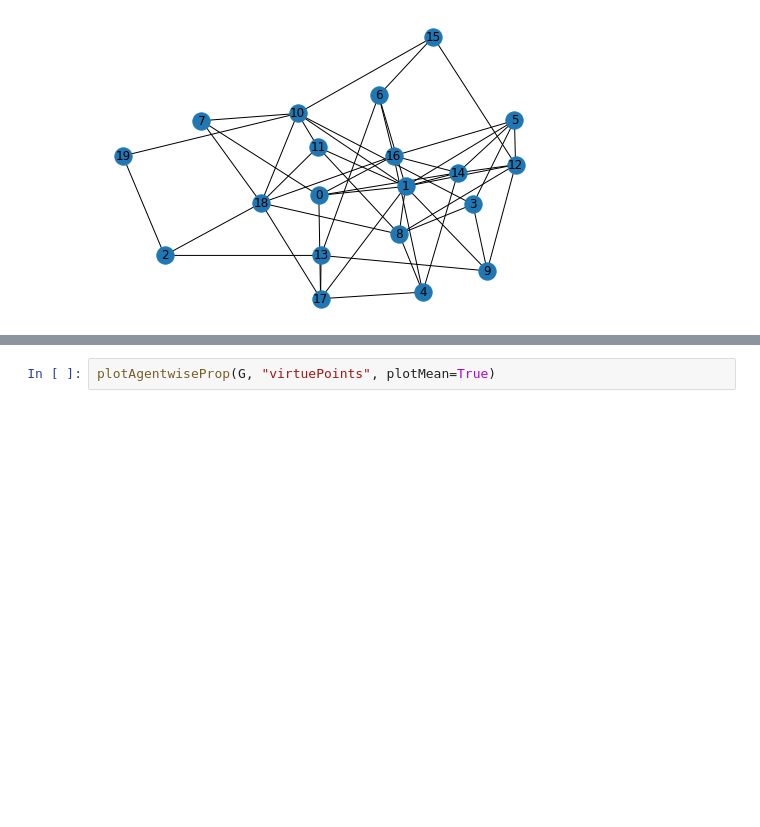
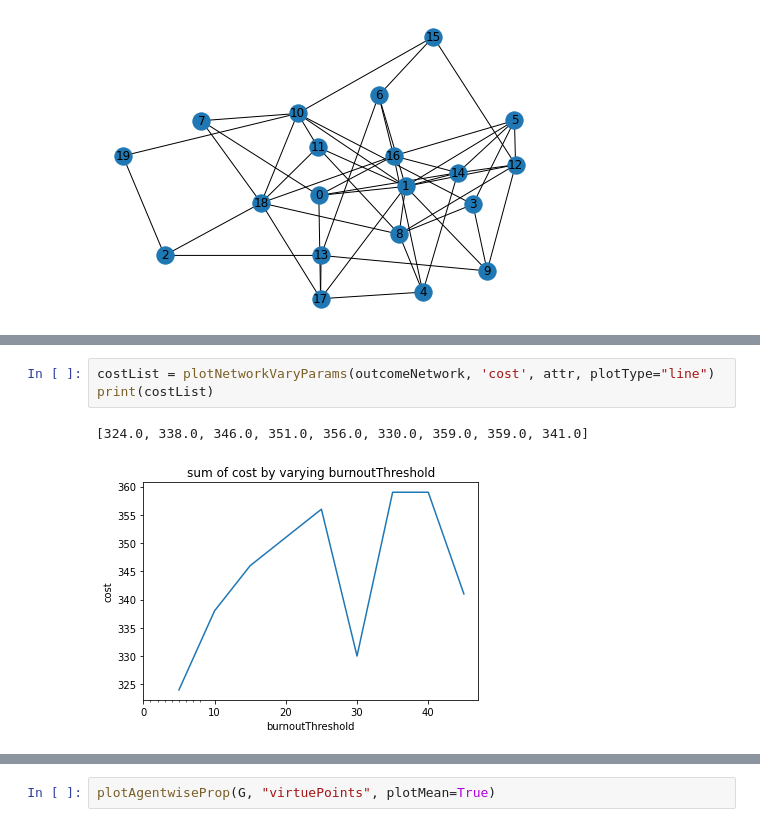
Before and after one commit to WSL-IIITB/SPECTRA, a Jupyter notebook: simulateNetworkParameters.ipynb, the cells around one changed output, grey strips where cells are left out. Drawn from its saved outputs; the diff is of its cells as text; blank space fills up the shorter version.

```diff
--- a/simulateNetworkParameters.ipynb
+++ b/simulateNetworkParameters.ipynb
@@ -49,0 +58,6 @@ for val in attrRange:
+# %%
+costList = plotNetworkVaryParams(outcomeNetwork, 'cost', attr, plotType="line")
+print(costList)
+# %% [output]
+[324.0, 338.0, 346.0, 351.0, 356.0, 330.0, 359.0, 359.0, 341.0]
+[figure, added]
```
Also changed, not shown: parts of 18 cells of this notebook, 14 other files.
